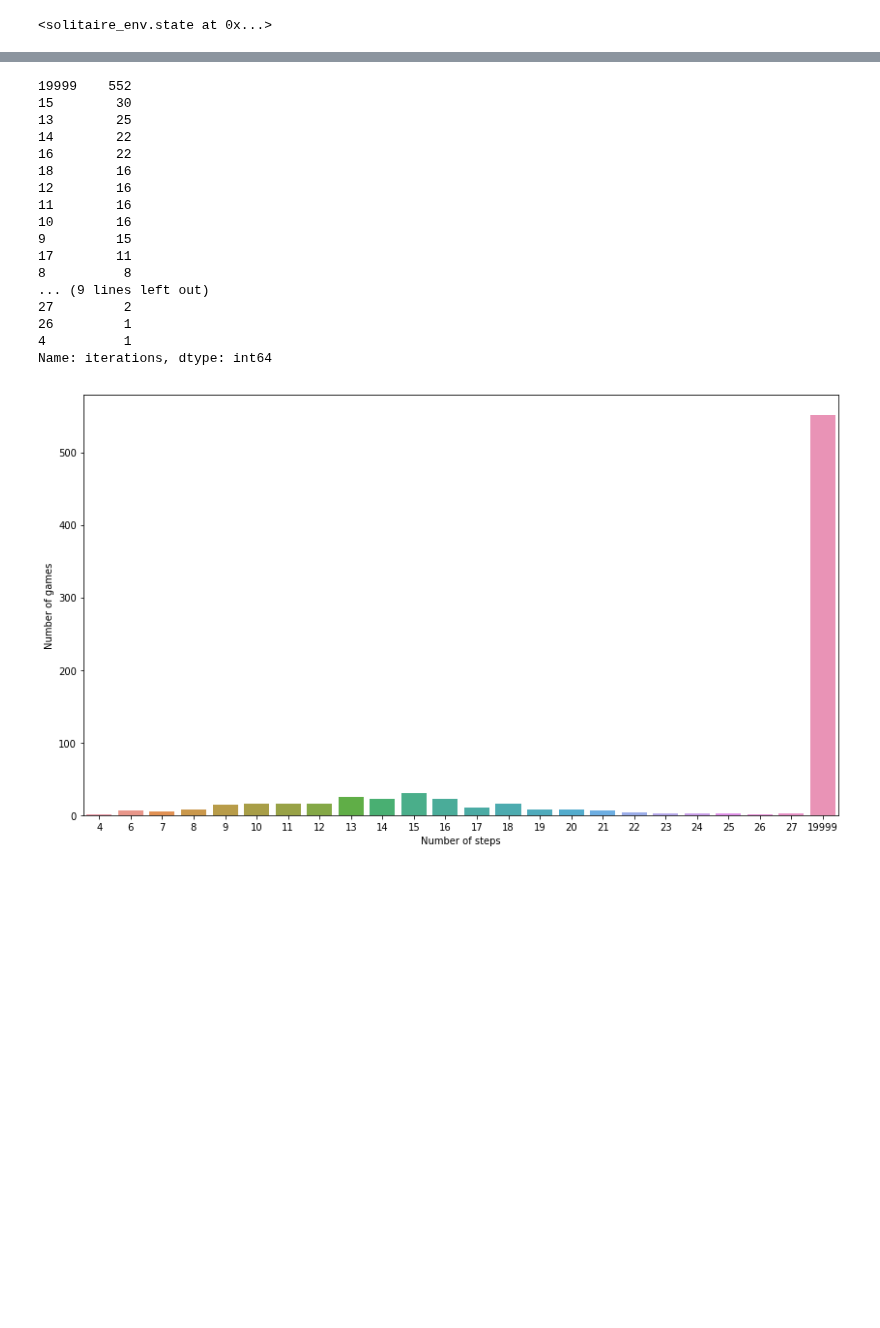
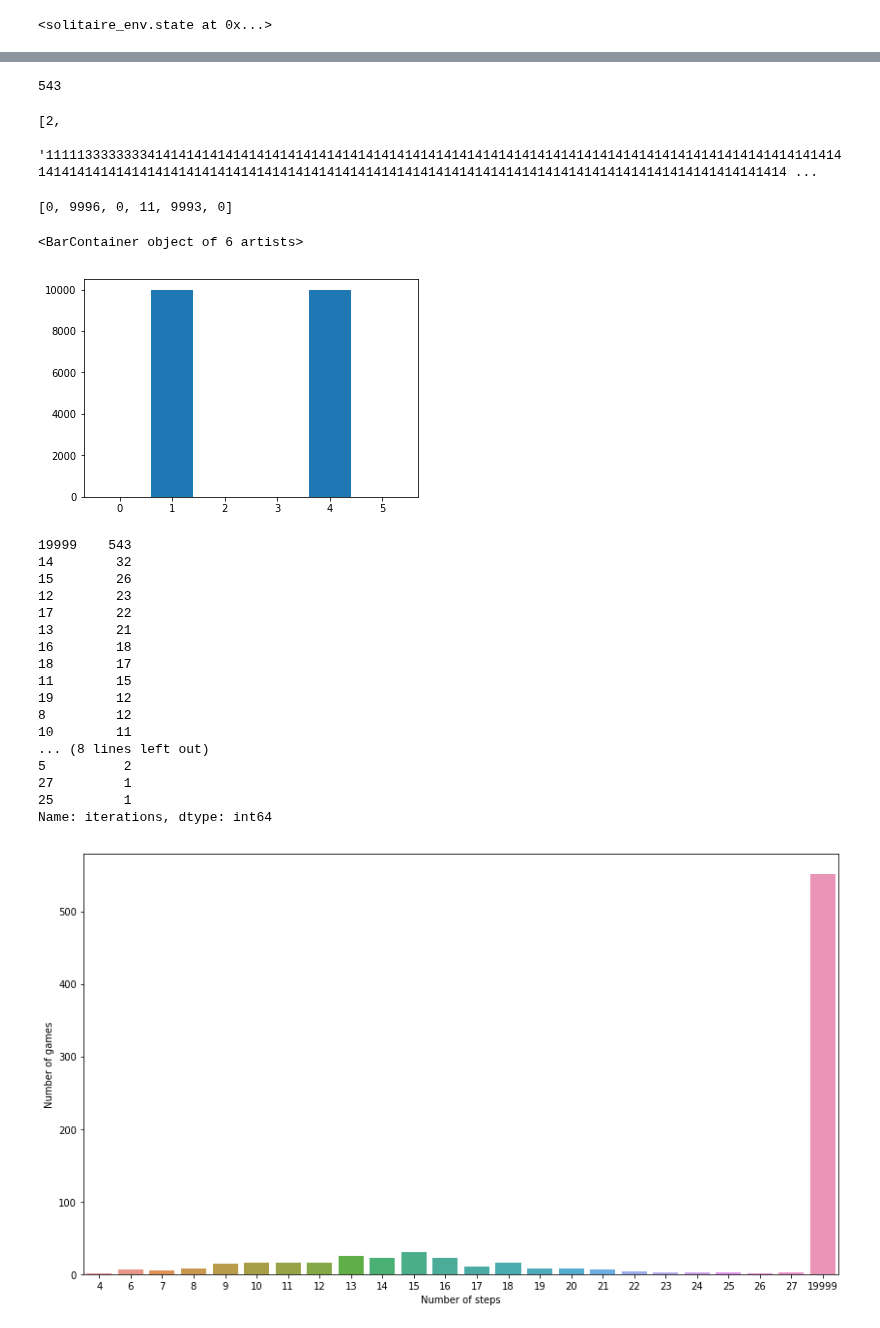
Before and after one commit to bhparijat/Solitaire, a Jupyter notebook: greedy_policy.ipynb, the cells around one changed output, grey strips where cells are left out. Drawn from its saved outputs; the diff is of its cells as text; code cells hidden in the pictures; blank space fills up the shorter version.

```diff
--- a/greedy_policy.ipynb
+++ b/greedy_policy.ipynb
@@ -110,7 +110,7 @@ def greedy_policy(en,action_number,tot,action_freq,actions_matrix,game,fp_flag=F
 
 actions_matrix = [0]*number_of_games
 
-
+start_states = {}
 
 for this_game in tq.tqdm(range(number_of_games)):
 
@@ -119,7 +119,9 @@ for this_game in tq.tqdm(range(number_of_games)):
     tot = 20000
     action_freq = {0:0,1:0,2:0,3:0,4:0,5:0}
 
-    step,won = greedy_policy(en,1,tot,action_freq,actions_matrix,this_game)
+    start_states[game] = en.state
+    step,won = greedy_policy(en,1,tot,action_freq,actions_matrix,this_game,fp_flag=True)
+
 
     if won == True:
         count+=1
@@ -128,5 +130,5 @@ for this_game in tq.tqdm(range(number_of_games)):
     different_states_per_game[this_game] = len(en.hashable_map.keys())
     iterations_used_per_game[this_game] = step
 
-print(time.time()-start)
+print((time.time()-start)/60)
 # %% [output]
@@ -213,24 +213,48 @@ suit = diamond    color = red        number =     3 speciality = None       face
+# %%
+max_step_games = []
+for i in range(number_of_games):
+    if len(actions_matrix[i][1]) == tot:
+        max_step_games.append([actions_matrix[i][0],"".join([str(x) for  x in actions_matrix[i][1]])])
+# %%
+len(max_step_games)
+# %% [output]
+543
+# %%
+max_step_games[1]
+# %% [output]
+[2,
+ '111113333333341414141414141414141414141414141414141414141414141414141414141414141414141414141414141414141414141414141414141414141414141414141414141414141414141414141414141414141414141414141414141414 ...
+# %%
+game_no = max_step_games[2][0]
+mp = actions_for_each_game[game_no]
+values = [mp[i] for i in range(6)]
+print(values)
+plt.bar([0,1,2,3,4,5],values)
+# %% [output]
+[0, 9996, 0, 11, 9993, 0]
+<BarContainer object of 6 artists>
+[figure, added]
 # %%
 it = pd.DataFrame(data = {"iterations":iterations_used_per_game})['iterations'].value_counts()
 # %%
 it
 # %% [output]
-19999    552
-15        30
-13        25
-14        22
-16        22
-18        16
-12        16
-11        16
-10        16
-9         15
-17        11
-8          8
-... (9 lines left out)
-27         2
-26         1
-4          1
+19999    543
+14        32
+15        26
+12        23
+17        22
+13        21
+16        18
+18        17
+11        15
+19        12
+8         12
+10        11
+... (8 lines left out)
+5          2
+27         1
+25         1
 Name: iterations, dtype: int64
 # %%
 plt.figure(figsize=(14,8))
```
Also changed, not shown: parts of 9 cells of this notebook, 1 other file.
